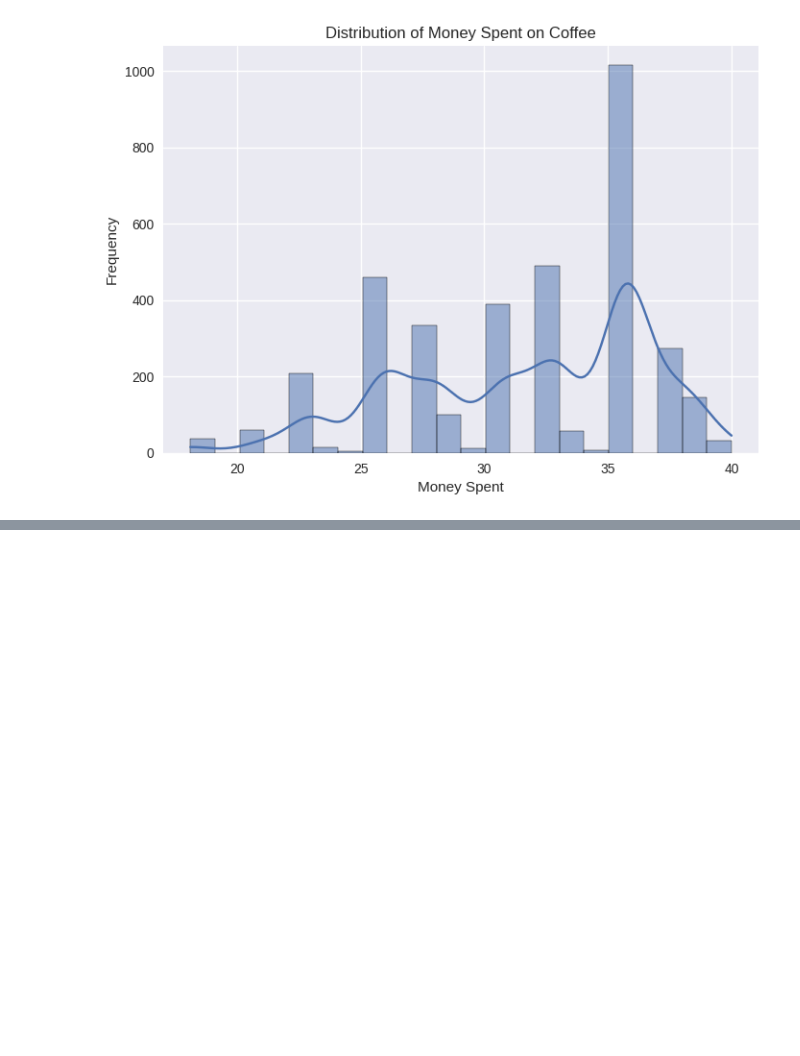
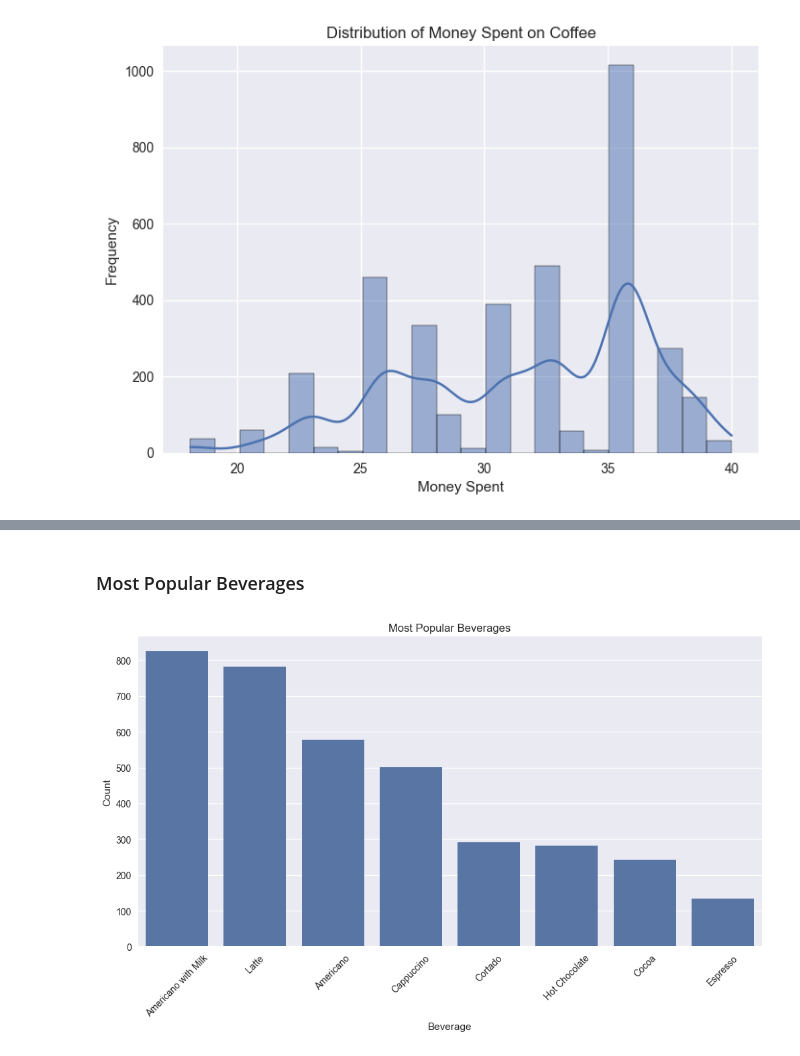
Before and after one commit to Cullenium25/data_analysis_projects, a Jupyter notebook: coffee_sales.ipynb, the cells around one changed output, grey strips where cells are left out. Saved outputs shown, nothing was run; the diff lists cells and outputs as text; code cells hidden in the pictures; blank space fills up the shorter version.

```diff
--- a/coffee_sales.ipynb
+++ b/coffee_sales.ipynb
@@ -77,0 +157,2 @@ Number of duplicate rows: 0
+# %%
+df.fillna("N/A", inplace=True)
@@ -97,0 +172,13 @@ df.describe()
+# %% [markdown]
+### Most Popular Beverages
+# %%
+plt.style.use('seaborn-v0_8')
+plt.figure(figsize=(12, 6))
+sns.countplot(data=df, x='coffee_name', order=df['coffee_name'].value_counts().index)
+plt.title('Most Popular Beverages')
+plt.xlabel('Beverage')
+plt.ylabel('Count')
+plt.xticks(rotation=45)
+plt.show()
+# %% [output]
+[figure, added]
```
Also changed, not shown: parts of 18 cells of this notebook, 1 other file.
